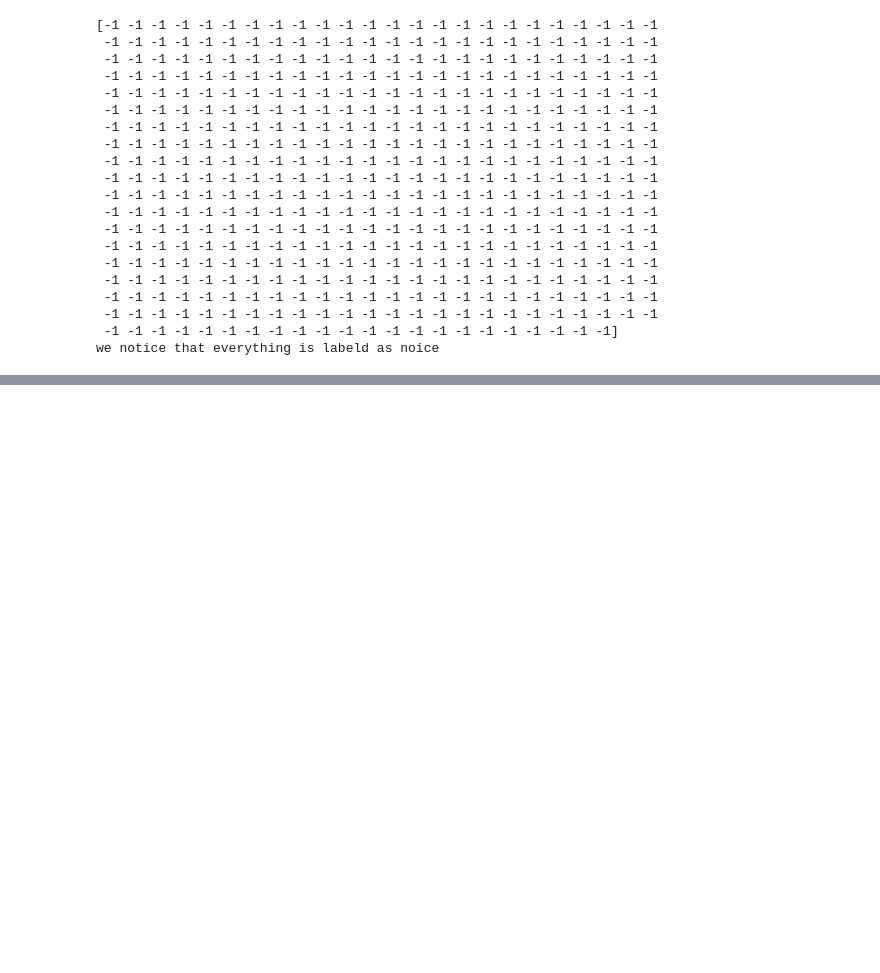
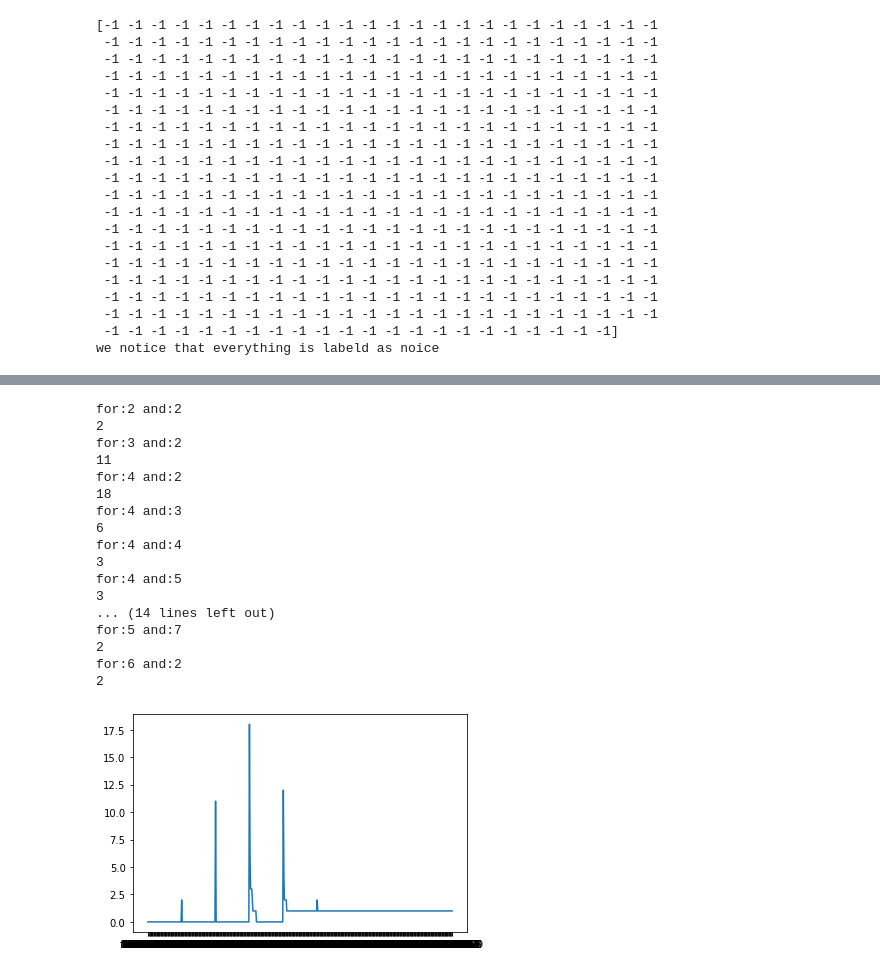
Before and after one commit to Kajlid/Final-project-Machine_Learning, a Jupyter notebook: DBScan_Simon.ipynb, the cells around one changed output, grey strips where cells are left out. Cells and saved outputs as stored; diff of their text form; code cells hidden in the pictures; blank space fills up the shorter version.

```diff
--- a/DBScan_Simon.ipynb
+++ b/DBScan_Simon.ipynb
@@ -128,0 +162,14 @@ plt.scatter(data_train_encoded["failures"], data_train_encoded["G3"])
+# %%
+X = scaled_dataframe.drop("G3", axis=1)
+Y = scaled_dataframe["G3"]
+
+X_train, X_test, y_train, y_test = train_test_split(X, Y, train_size=0.7)
+
+
+
+
+
+clf = DBSCAN()
+temp = clf.fit_predict(X_train)
+print(temp)
+print("still only nocie, we have to change the atributs of the clasifier")
@@ -128,0 +197,37 @@ plt.scatter(data_train_encoded["failures"], data_train_encoded["G3"])
+# %%
+dikt = {}
+
+for emp in range (1, 10):
+  for min in range (2,60):
+    string = ("for:" + str(emp)+ " and:" +str( min))
+
+    clf = DBSCAN(eps=emp,min_samples=min)
+    temp = clf.fit_predict(X_train)
+    n_clusters_ = len(set(clf.labels_)) - (1 if -1 in clf.labels_ else 0)
+
+
+    dikt[string] = n_clusters_
+plt.plot(dikt.keys(), dikt.values())
+for key in dikt:
+  if dikt[key] != 0 and dikt[key] != 1:
+    print(key)
+    print(dikt[key])
+# %% [output]
+for:2 and:2
+2
+for:3 and:2
+11
+for:4 and:2
+18
+for:4 and:3
+6
+for:4 and:4
+3
+for:4 and:5
+3
+... (14 lines left out)
+for:5 and:7
+2
+for:6 and:2
+2
+[figure, added]
```
Also changed, not shown: parts of 6 cells of this notebook.
